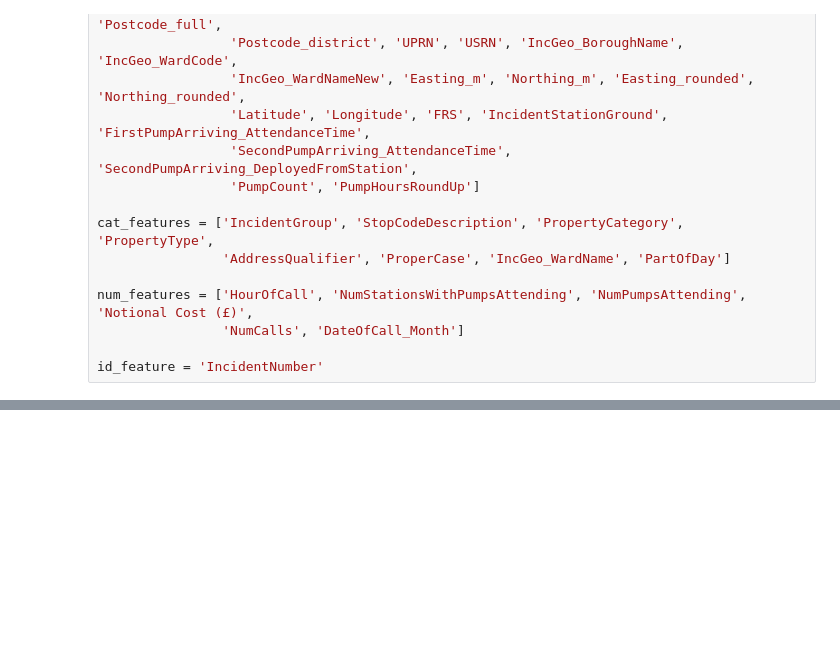
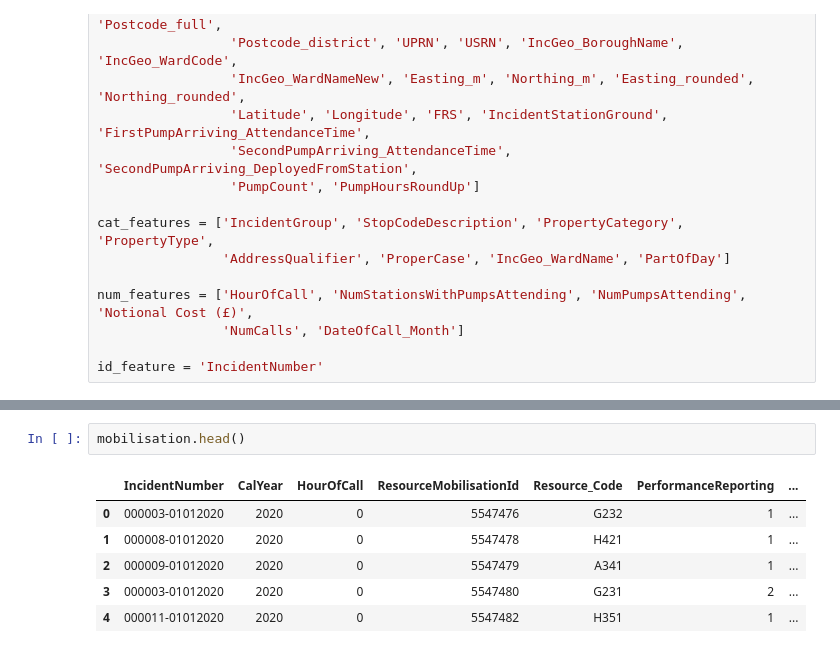
Before and after one commit to MLOpsGDA/mlops_fire_fighter, a Jupyter notebook: experiments/EDA.ipynb, the cells around one changed output, grey strips where cells are left out. Drawn from its saved outputs; the diff is of its cells as text; blank space fills up the shorter version.

```diff
--- a/experiments/EDA.ipynb
+++ b/experiments/EDA.ipynb
@@ -827,0 +860,9 @@ id_feature = 'IncidentNumber'
+# %%
+mobilisation.head()
+# %% [output]
+|  | IncidentNumber | CalYear | HourOfCall | ResourceMobilisationId | Resource_Code | PerformanceReporting | ... |
+| 0 | 000003-01012020 | 2020 | 0 | 5547476 | G232 | 1 | ... |
+| 1 | 000008-01012020 | 2020 | 0 | 5547478 | H421 | 1 | ... |
+| 2 | 000009-01012020 | 2020 | 0 | 5547479 | A341 | 1 | ... |
+| 3 | 000003-01012020 | 2020 | 0 | 5547480 | G231 | 2 | ... |
+| 4 | 000011-01012020 | 2020 | 0 | 5547482 | H351 | 1 | ... |
```
Also changed, not shown: parts of 12 cells of this notebook, 3 other files.
